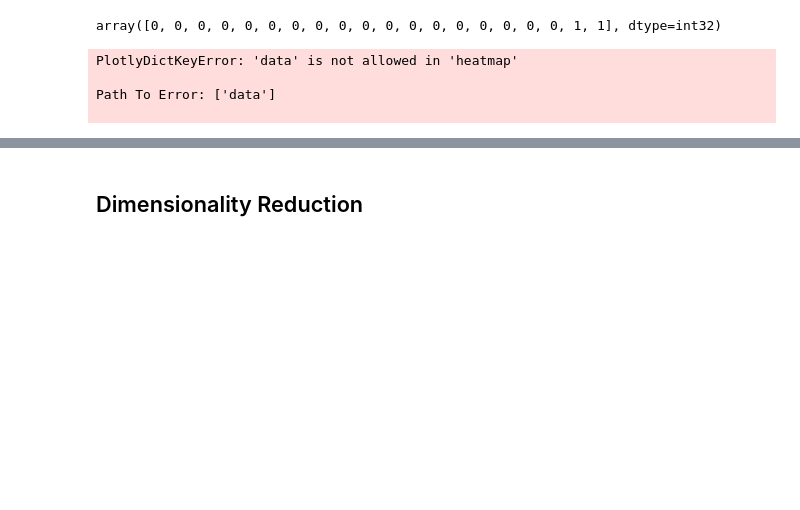
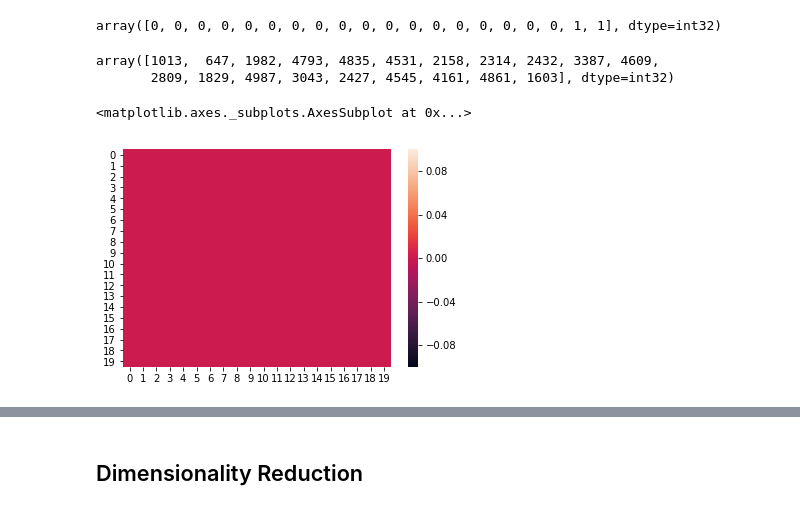
Before and after one commit to pkl520/hw1, a Jupyter notebook: hw_1-Copy1.ipynb, the cells around one changed output, grey strips where cells are left out. Cells and saved outputs as stored; diff of their text form; code cells hidden in the pictures; blank space fills up the shorter version.

```diff
--- a/hw_1-Copy1.ipynb
+++ b/hw_1-Copy1.ipynb
@@ -1172,8 +1171,5 @@ import plotly.graph_objs as go
-# %%
-#plot heatmap
-trace = go.Heatmap(ta.plot_heat_map(plot_x, plot_y, plot_z))
-# %% [output]
-PlotlyDictKeyError: 'data' is not allowed in 'heatmap'
-
-Path To Error: ['data']
-
+# %%
+df_counts.nonzero()[1][0:20]
+# %% [output]
+array([1013,  647, 1982, 4793, 4835, 4531, 2158, 2314, 2432, 3387, 4609,
+       2809, 1829, 4987, 3043, 2427, 4545, 4161, 4861, 1603], dtype=int32)
@@ -1179,0 +1178,8 @@ Path To Error: ['data']
+# %%
+#plot heatmap
+
+#small region(20*20) can't see anything
+sns.heatmap(plot_z)
+# %% [output]
+<matplotlib.axes._subplots.AxesSubplot at 0x...>
+[figure, added]
```
Also changed, not shown: parts of 30 cells of this notebook.
